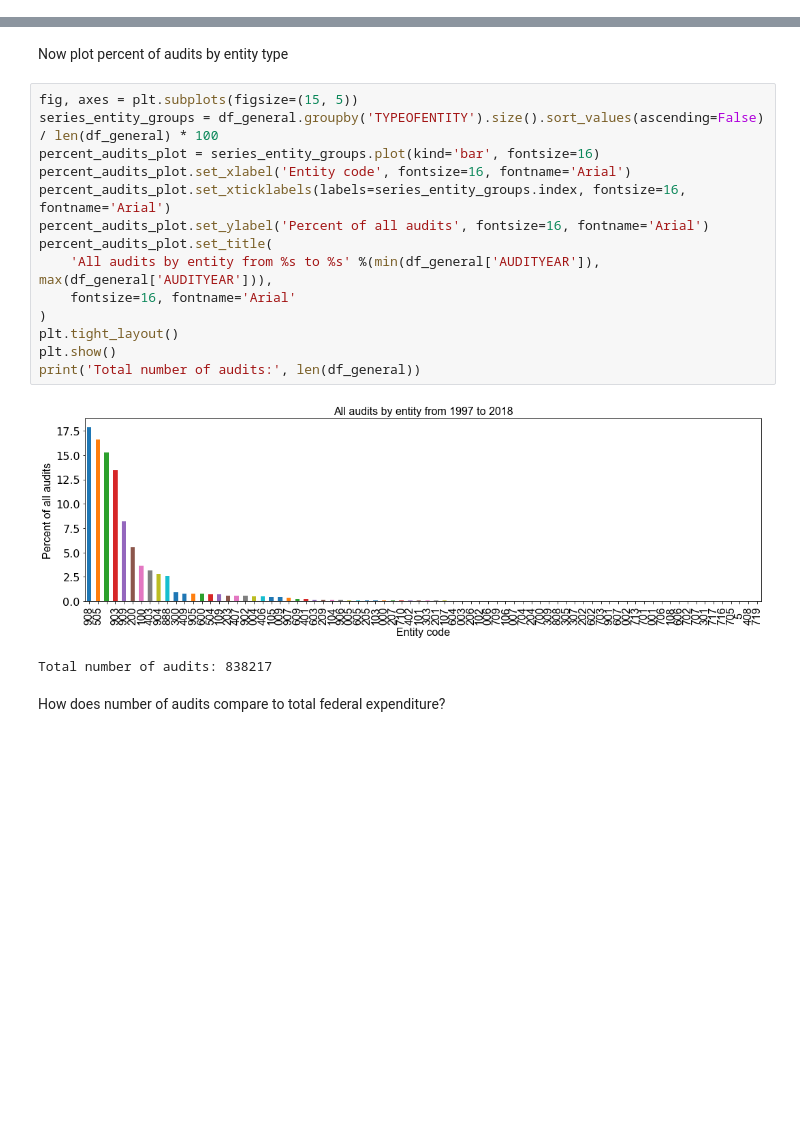
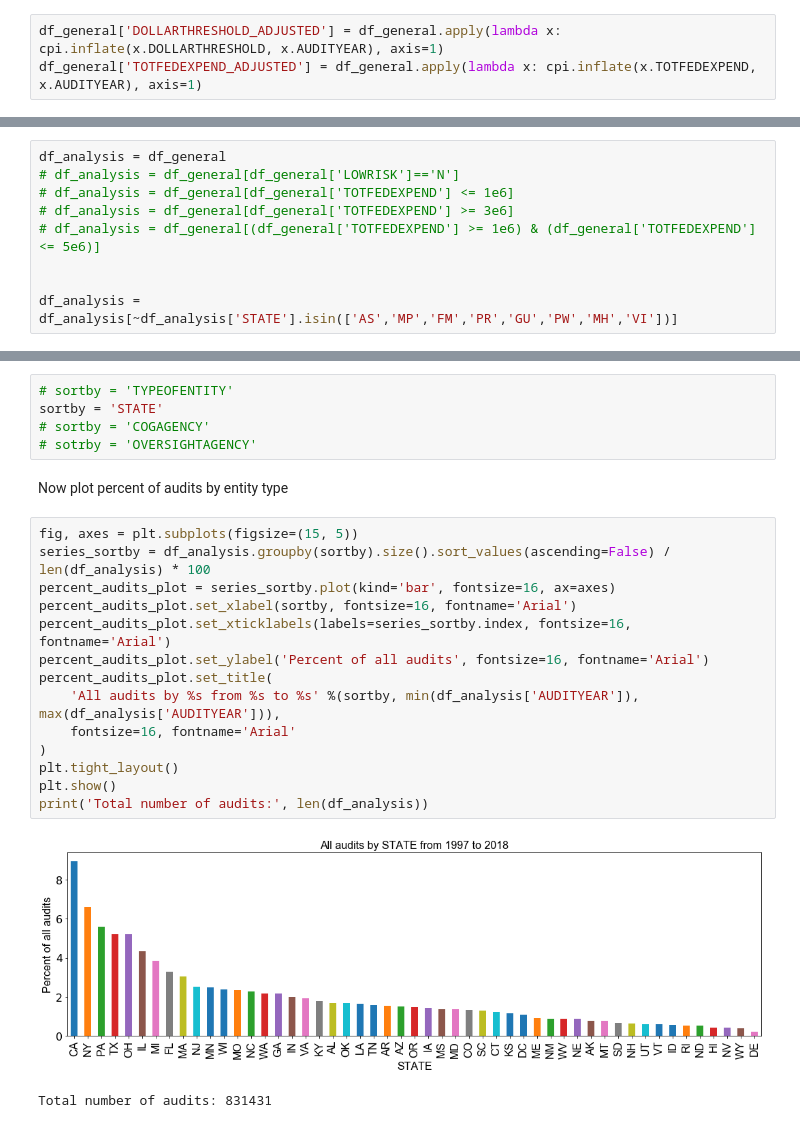
Before and after one commit to ihwang/fac, a Jupyter notebook: general_trends.ipynb, the cells around one changed output, grey strips where cells are left out. Saved outputs shown, nothing was run; the diff lists cells and outputs as text; blank space fills up the shorter version.

Commit message:
Significantly revised general_trends.ipynb.

```diff
--- a/general_trends.ipynb
+++ b/general_trends.ipynb
@@ -106,0 +47,3 @@ for (entity_class, num_audits) in entity_class_dict.items():
+# %%
+df_general['DOLLARTHRESHOLD_ADJUSTED'] = df_general.apply(lambda x: cpi.inflate(x.DOLLARTHRESHOLD, x.AUDITYEAR), axis=1)
+df_general['TOTFEDEXPEND_ADJUSTED'] = df_general.apply(lambda x: cpi.inflate(x.TOTFEDEXPEND, x.AUDITYEAR), axis=1)
@@ -106,0 +207,9 @@ for (entity_class, num_audits) in entity_class_dict.items():
+# %%
+df_analysis = df_general
+# df_analysis = df_general[df_general['LOWRISK']=='N']
+# df_analysis = df_general[df_general['TOTFEDEXPEND'] <= 1e6]
+# df_analysis = df_general[df_general['TOTFEDEXPEND'] >= 3e6]
+# df_analysis = df_general[(df_general['TOTFEDEXPEND'] >= 1e6) & (df_general['TOTFEDEXPEND'] <= 5e6)]
+
+
+df_analysis = df_analysis[~df_analysis['STATE'].isin(['AS','MP','FM','PR','GU','PW','MH','VI'])]
@@ -107,21 +218,24 @@ for (entity_class, num_audits) in entity_class_dict.items():
+# %%
+# sortby = 'TYPEOFENTITY'
+sortby = 'STATE'
+# sortby = 'COGAGENCY'
+# sotrby = 'OVERSIGHTAGENCY'
 # %% [markdown]
 Now plot percent of audits by entity type
 # %%
 fig, axes = plt.subplots(figsize=(15, 5))
-series_entity_groups = df_general.groupby('TYPEOFENTITY').size().sort_values(ascending=False) / len(df_general) * 100
-percent_audits_plot = series_entity_groups.plot(kind='bar', fontsize=16)
-percent_audits_plot.set_xlabel('Entity code', fontsize=16, fontname='Arial')
-percent_audits_plot.set_xticklabels(labels=series_entity_groups.index, fontsize=16, fontname='Arial')
+series_sortby = df_analysis.groupby(sortby).size().sort_values(ascending=False) / len(df_analysis) * 100
+percent_audits_plot = series_sortby.plot(kind='bar', fontsize=16, ax=axes)
+percent_audits_plot.set_xlabel(sortby, fontsize=16, fontname='Arial')
+percent_audits_plot.set_xticklabels(labels=series_sortby.index, fontsize=16, fontname='Arial')
 percent_audits_plot.set_ylabel('Percent of all audits', fontsize=16, fontname='Arial')
 percent_audits_plot.set_title(
-    'All audits by entity from %s to %s' %(min(df_general['AUDITYEAR']), max(df_general['AUDITYEAR'])),
+    'All audits by %s from %s to %s' %(sortby, min(df_analysis['AUDITYEAR']), max(df_analysis['AUDITYEAR'])),
     fontsize=16, fontname='Arial'
 )
 plt.tight_layout()
 plt.show()
-print('Total number of audits:', len(df_general))
+print('Total number of audits:', len(df_analysis))
 # %% [output]
-[figure, old version]
+[figure, new version]
-Total number of audits: 838217
+Total number of audits: 831431
-# %% [markdown]
-How does number of audits compare to total federal expenditure?
```
Also changed, not shown: parts of 61 cells of this notebook, 2 other files.
